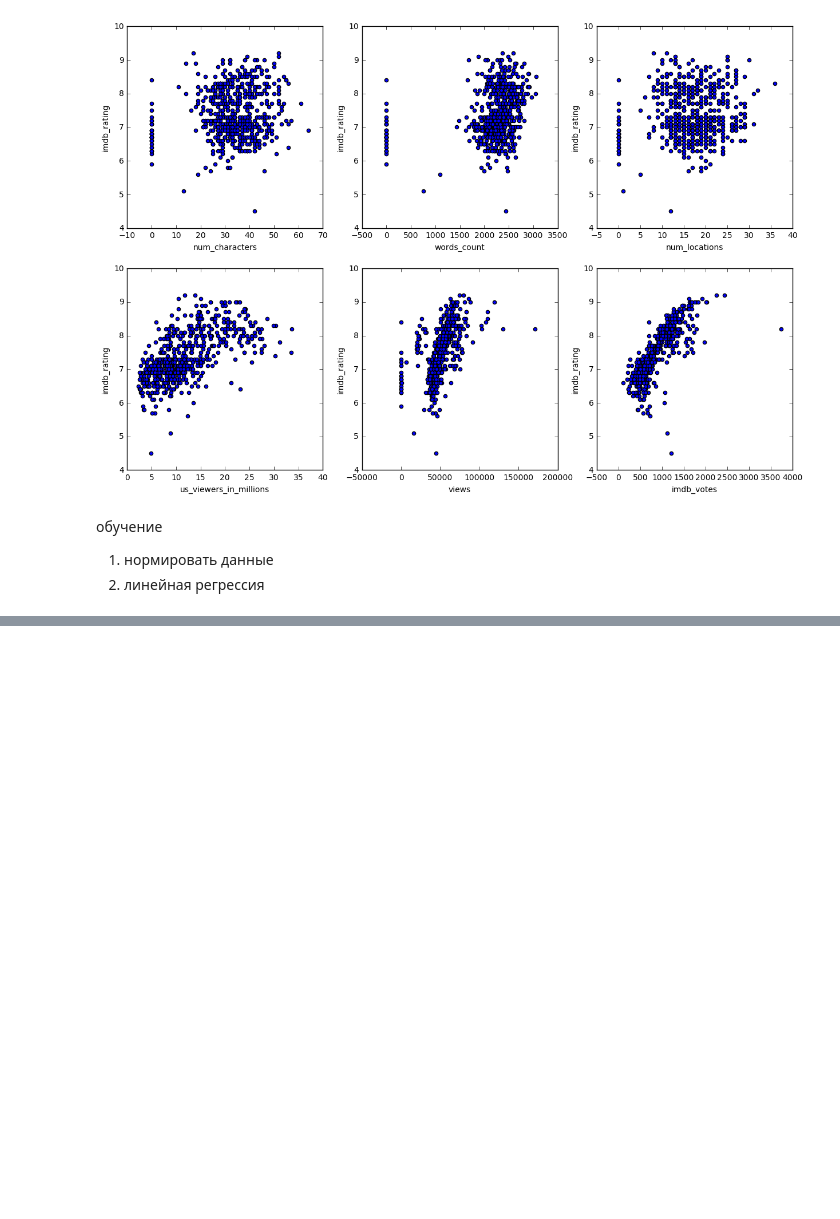
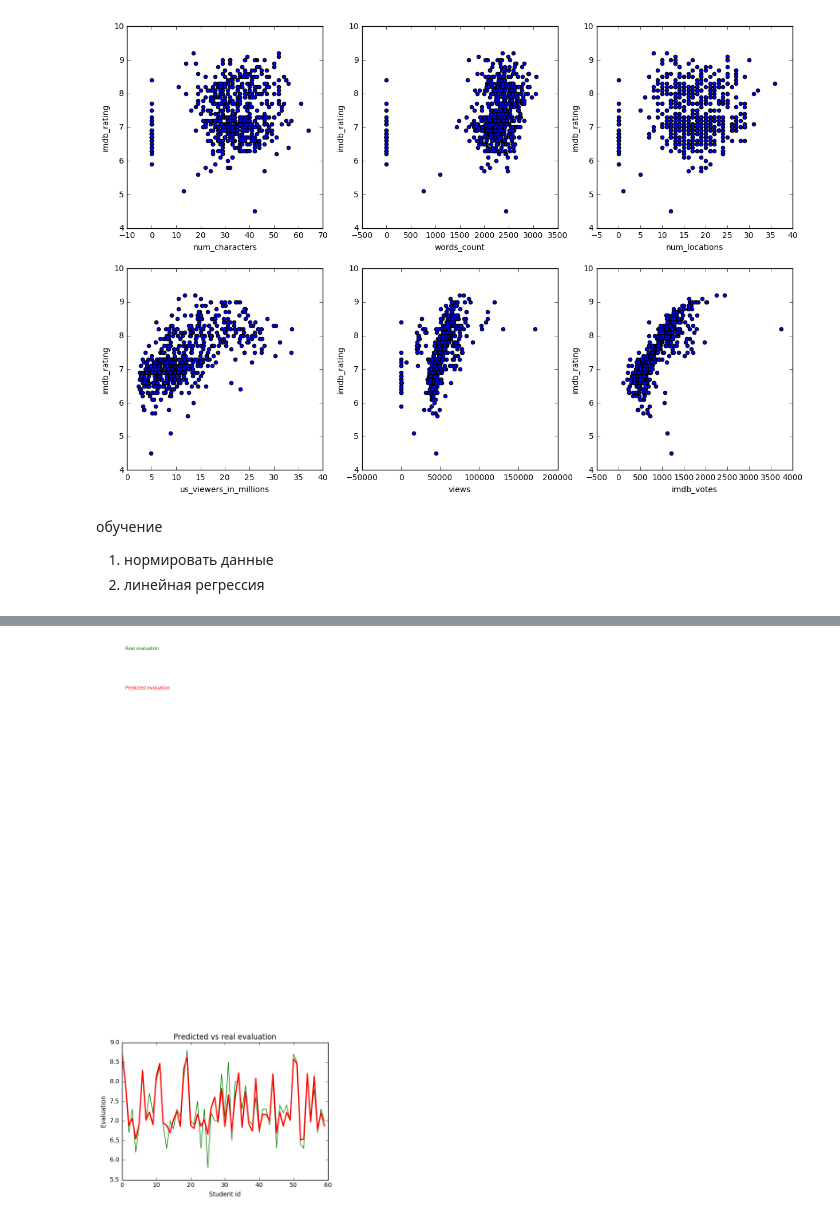
Before and after one commit to veraokhrimenko/simpson, a Jupyter notebook: simpsons.ipynb, the cells around one changed output, grey strips where cells are left out. Cells and saved outputs as stored; diff of their text form; code cells hidden in the pictures; blank space fills up the shorter version.

```diff
--- a/simpsons.ipynb
+++ b/simpsons.ipynb
@@ -90,0 +120,11 @@ for idx, feature in enumerate(episodes_data.columns[:-1]):
+# %%
+plt.plot(test_y.values, color="green", linewidth=1)
+plt.plot(predicted_test, color="red", linewidth=2)
+plt.xlabel('Student id')
+plt.ylabel('Evaluation')
+plt.title('Predicted vs real evaluation')
+plt.text(1,19,'Real evaluation', color="green", fontsize=7)
+plt.text(1,18,'Predicted evaluation', color="red", fontsize=7)
+plt.show()
+# %% [output]
+[figure, added]
```
Also changed, not shown: parts of 12 cells of this notebook.
